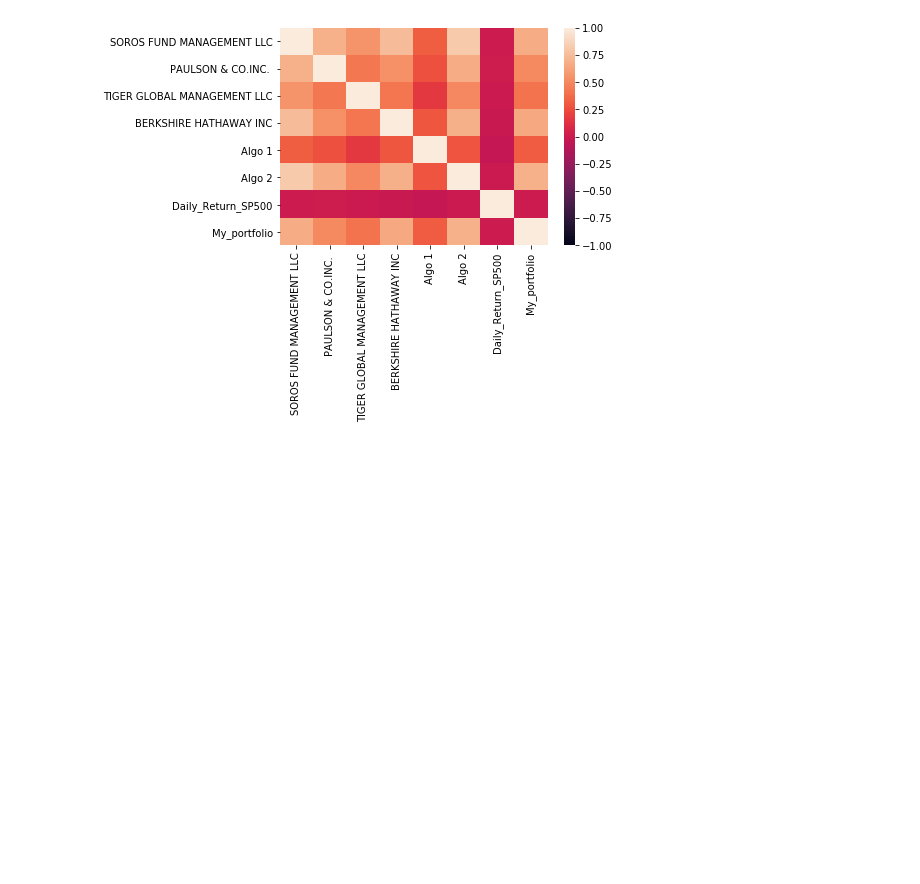
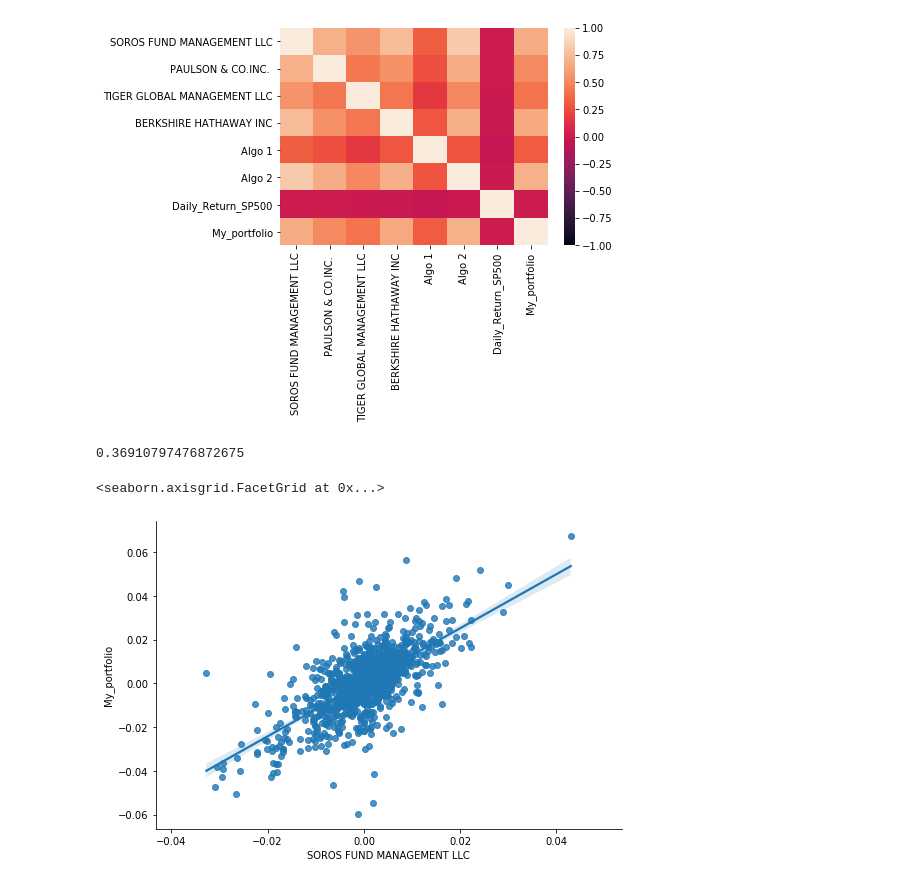
Before and after one commit to boranova/A-Whale-Off-the-Port-folio, a Jupyter notebook: whale_analysis.ipynb, the cells around one changed output. Saved outputs shown, nothing was run; the diff lists cells and outputs as text; code cells hidden in the pictures; blank space fills up the shorter version.

Commit message:
completed my portfolio betas

```diff
--- a/whale_analysis.ipynb
+++ b/whale_analysis.ipynb
@@ -644,0 +642,15 @@ sns.heatmap(correlation_new,vmin=-1, vmax=1)
+# %%
+# Betacompared to the Soros portfolio
+
+covariance_MP = combined_df["My_portfolio"].cov(combined_df["SOROS FUND MANAGEMENT LLC"])
+variance_MP  = combined_df["My_portfolio"].var()
+
+My_portfolio_beta = covariance_MP / variance_MP
+My_portfolio_beta
+# %% [output]
+0.36910797476872675
+# %%
+sns.lmplot(x='SOROS FUND MANAGEMENT LLC', y='My_portfolio', data=combined_df, aspect=1.5, fit_reg=True)
+# %% [output]
+<seaborn.axisgrid.FacetGrid at 0x...>
+[figure, added]
```
Also changed, not shown: parts of 1 cell of this notebook.
